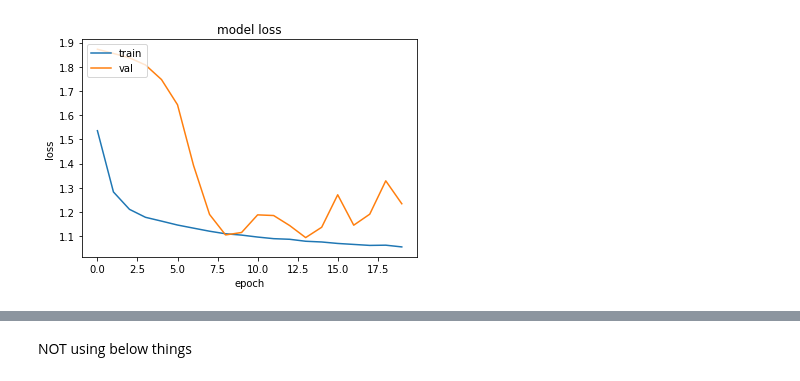
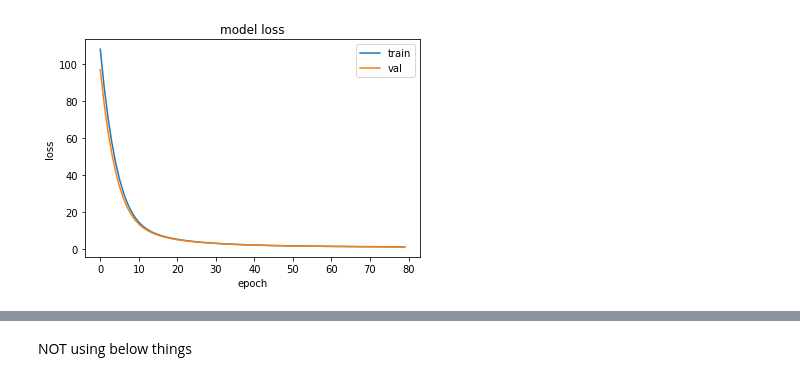
Before and after one commit to LeNovice/Assignments_WILP_SEM3, a Jupyter notebook: Better_CadenceNet.ipynb, the cells around one changed output, grey strips where cells are left out. Saved outputs shown, nothing was run; the diff lists cells and outputs as text; code cells hidden in the pictures.

```diff
--- a/Better_CadenceNet.ipynb
+++ b/Better_CadenceNet.ipynb
@@ -70,6 +85,7 @@ display(class_names)
 # %%
 resized_ds_train = ds_train.filter(lambda x, y: filter_fn(y, class_list)) # as_supervised
 resized_ds_test = ds_test.filter(lambda x, y: filter_fn(y, class_list))
+resized_ds_val = ds_val.filter(lambda x, y: filter_fn(y, class_list))
 # %%
 num_samples_per_class(resized_ds_train, print_all=True)
 # %% [output]
@@ -101,6 +119,9 @@ num_samples_per_class(resized_ds_test, print_all=True)
 # %%
 #Hyperparameters
-IMG_SIZE = 60
+if DataSet=='caltech101':
+    IMG_SIZE = 60
+elif DataSet=='cifar10':
+    IMG_SIZE = 32
 NUM_CHANNELS = 3
 BATCH_SIZE=128
 
@@ -166,8 +187,8 @@ def prepare(ds, shuffle=False, augment=False, resize_only = False):
         #f_ds = ds.filter(lambda x, y: filter_fn(y, [2,3,6]))    #[2,3,6] are the examples with lesser data. We are trying to bring back balance
         #f_ds_aug = f_ds.map(lambda x, y: (data_augmentation(x, training=True), y), num_parallel_calls=tf.data.AUTOTUNE)
         #ds = ds.concatenate(f_ds_aug)
-        ds_aug = ds.map(lambda x, y: (data_augmentation(x, training=True), y), num_parallel_calls=tf.data.AUTOTUNE)
-        ds = ds.concatenate(ds_aug)
+        #ds_aug = ds.map(lambda x, y: (data_augmentation(x, training=True), y), num_parallel_calls=tf.data.AUTOTUNE)
+        #ds = ds.concatenate(ds_aug)
         ds_aug = ds.map(lambda x, y: (data_augmentation(x, training=True), y), num_parallel_calls=tf.data.AUTOTUNE)
         ds = ds.concatenate(ds_aug)
 
@@ -177,4 +198,5 @@ def prepare(ds, shuffle=False, augment=False, resize_only = False):
 # %%
 resized_ds_train = prepare(resized_ds_train, augment=True)
 resized_ds_test = prepare(resized_ds_test)
+resized_ds_val = prepare(resized_ds_val)
 # %% [output]
@@ -372,6 +384,7 @@ model.compile( optimizer = opt, loss = loss, metrics=['accuracy'] )
 resized_ds_train = resized_ds_train.batch(BATCH_SIZE)
 resized_ds_test_unbatched = resized_ds_test
 resized_ds_test = resized_ds_test.batch(BATCH_SIZE)
+resized_ds_val = resized_ds_val.batch(BATCH_SIZE)
 
-h = model.fit( resized_ds_train, epochs=20, validation_data = resized_ds_test)
+h = model.fit( resized_ds_train, epochs=80, validation_data = resized_ds_val)
 # %% [output]
@@ -405,10 +408,10 @@ Epoch 20/20
 # %%
 plt.plot(h.history['loss'])
 plt.plot(h.history['val_loss'])
 plt.title('model loss')
 plt.ylabel('loss')
 plt.xlabel('epoch')
-plt.legend(['train', 'val'], loc='upper left')
+plt.legend(['train', 'val'], loc='upper right')
 plt.show()
 # %% [output]
-[figure, old version]
+[figure, new version]
```
Also changed, not shown: parts of 27 cells of this notebook.
